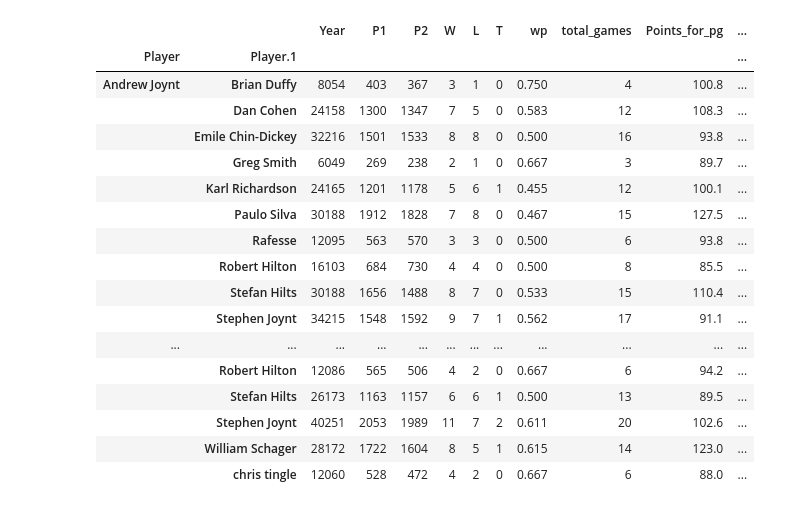
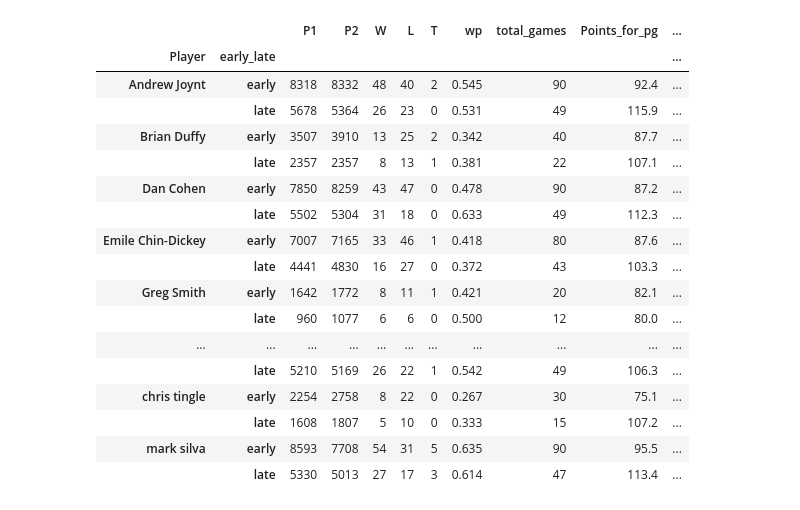
Before and after one commit to flint-hasset/Fantasy-Football, a Jupyter notebook: League History Parser.ipynb, the cells around one changed output. Drawn from its saved outputs; the diff is of its cells as text; code cells hidden in the pictures.

```diff
--- a/League History Parser.ipynb
+++ b/League History Parser.ipynb
@@ -6 +29,10 @@ df_gamelog = pd.read_csv(r'C:\Users\stefa\Documents\GitHub\Fantasy-Football\FF_L
+# %%
+df_gamelog['W'] = np.where(df_gamelog['P1']>df_gamelog['P2'], 1,0)
+df_gamelog['L'] = np.where(df_gamelog['P1']<df_gamelog['P2'], 1,0)
+df_gamelog['T'] = np.where(df_gamelog['P1']==df_gamelog['P2'], 1,0)
+df_gamelog['cumul_w'] = df_gamelog.groupby('Player')['W'].cumsum()
+df_gamelog['cumul_t'] = df_gamelog.groupby('Player')['T'].cumsum()
+df_gamelog['cumul_l'] = df_gamelog.groupby('Player')['L'].cumsum()
+df_gamelog['cumul_wp'] = df_gamelog['cumul_w']/(df_gamelog['cumul_w']+df_gamelog['cumul_l'])
+df_gamelog['cumul_games'] = df_gamelog['cumul_w']  + df_gamelog['cumul_t'] + df_gamelog['cumul_l']
 # %%
@@ -39,32 +59,33 @@ Name: Player.1, Length: 1510, dtype: object
 # %%
 select_gamelog = df_gamelog.where(df_gamelog['Year']>=2009).dropna()
-
-df_results = select_gamelog.groupby(['Player','Player.1']).agg('sum')
-#df_results = select_gamelog.groupby(['Player']).agg('sum')
+select_gamelog['early_late'] = np.where(select_gamelog['year_week']<11,'early','late')
+#df_results = select_gamelog.groupby(['Player','Player.1']).agg('sum')
+df_results = select_gamelog.groupby(['Player','early_late']).agg('sum')
 df_results['wp'] = (df_results['W'] / (df_results['W'] + df_results['L'] )).round(3)
 df_results['total_games'] = df_results['W']  + df_results['T'] + df_results['L']
 df_results['Points_for_pg'] = (df_results['P1']/df_results['total_games']).round(1)
 df_results['Points_against_pg'] = (df_results['P2']/df_results['total_games']).round(1)
 df_results['pt_diff'] = df_results['Points_for_pg']-df_results['Points_against_pg']
+
 pd.set_option('display.max_rows', 500)
-#df_results.iloc[:,0:].sort_values('pt_diff',ascending=False)
+df_results = df_results.iloc[:,6:]
 df_results
 # %% [output]
-|  |  | Year | P1 | P2 | W | L | T | wp | total_games | Points_for_pg | ... |
-| Player | Player.1 |  |  |  |  |  |  |  |  |  | ... |
-| Andrew Joynt | Brian Duffy | 8054 | 403 | 367 | 3 | 1 | 0 | 0.750 | 4 | 100.8 | ... |
-|  | Dan Cohen | 24158 | 1300 | 1347 | 7 | 5 | 0 | 0.583 | 12 | 108.3 | ... |
-|  | Emile Chin-Dickey | 32216 | 1501 | 1533 | 8 | 8 | 0 | 0.500 | 16 | 93.8 | ... |
-|  | Greg Smith | 6049 | 269 | 238 | 2 | 1 | 0 | 0.667 | 3 | 89.7 | ... |
-|  | Karl Richardson | 24165 | 1201 | 1178 | 5 | 6 | 1 | 0.455 | 12 | 100.1 | ... |
-|  | Paulo Silva | 30188 | 1912 | 1828 | 7 | 8 | 0 | 0.467 | 15 | 127.5 | ... |
-|  | Rafesse | 12095 | 563 | 570 | 3 | 3 | 0 | 0.500 | 6 | 93.8 | ... |
-|  | Robert Hilton | 16103 | 684 | 730 | 4 | 4 | 0 | 0.500 | 8 | 85.5 | ... |
-|  | Stefan Hilts | 30188 | 1656 | 1488 | 8 | 7 | 0 | 0.533 | 15 | 110.4 | ... |
-|  | Stephen Joynt | 34215 | 1548 | 1592 | 9 | 7 | 1 | 0.562 | 17 | 91.1 | ... |
-| ... | ... | ... | ... | ... | ... | ... | ... | ... | ... | ... | ... |
-|  | Robert Hilton | 12086 | 565 | 506 | 4 | 2 | 0 | 0.667 | 6 | 94.2 | ... |
-|  | Stefan Hilts | 26173 | 1163 | 1157 | 6 | 6 | 1 | 0.500 | 13 | 89.5 | ... |
-|  | Stephen Joynt | 40251 | 2053 | 1989 | 11 | 7 | 2 | 0.611 | 20 | 102.6 | ... |
-|  | William Schager | 28172 | 1722 | 1604 | 8 | 5 | 1 | 0.615 | 14 | 123.0 | ... |
-|  | chris tingle | 12060 | 528 | 472 | 4 | 2 | 0 | 0.667 | 6 | 88.0 | ... |
+|  |  | P1 | P2 | W | L | T | wp | total_games | Points_for_pg | ... |
+| Player | early_late |  |  |  |  |  |  |  |  | ... |
+| Andrew Joynt | early | 8318 | 8332 | 48 | 40 | 2 | 0.545 | 90 | 92.4 | ... |
+|  | late | 5678 | 5364 | 26 | 23 | 0 | 0.531 | 49 | 115.9 | ... |
+| Brian Duffy | early | 3507 | 3910 | 13 | 25 | 2 | 0.342 | 40 | 87.7 | ... |
+|  | late | 2357 | 2357 | 8 | 13 | 1 | 0.381 | 22 | 107.1 | ... |
+| Dan Cohen | early | 7850 | 8259 | 43 | 47 | 0 | 0.478 | 90 | 87.2 | ... |
+|  | late | 5502 | 5304 | 31 | 18 | 0 | 0.633 | 49 | 112.3 | ... |
+| Emile Chin-Dickey | early | 7007 | 7165 | 33 | 46 | 1 | 0.418 | 80 | 87.6 | ... |
+|  | late | 4441 | 4830 | 16 | 27 | 0 | 0.372 | 43 | 103.3 | ... |
+| Greg Smith | early | 1642 | 1772 | 8 | 11 | 1 | 0.421 | 20 | 82.1 | ... |
+|  | late | 960 | 1077 | 6 | 6 | 0 | 0.500 | 12 | 80.0 | ... |
+| ... | ... | ... | ... | ... | ... | ... | ... | ... | ... | ... |
+|  | late | 5210 | 5169 | 26 | 22 | 1 | 0.542 | 49 | 106.3 | ... |
+| chris tingle | early | 2254 | 2758 | 8 | 22 | 0 | 0.267 | 30 | 75.1 | ... |
+|  | late | 1608 | 1807 | 5 | 10 | 0 | 0.333 | 15 | 107.2 | ... |
+| mark silva | early | 8593 | 7708 | 54 | 31 | 5 | 0.635 | 90 | 95.5 | ... |
+|  | late | 5330 | 5013 | 27 | 17 | 3 | 0.614 | 47 | 113.4 | ... |
```
Also changed, not shown: parts of 8 cells of this notebook, 1 other file.
